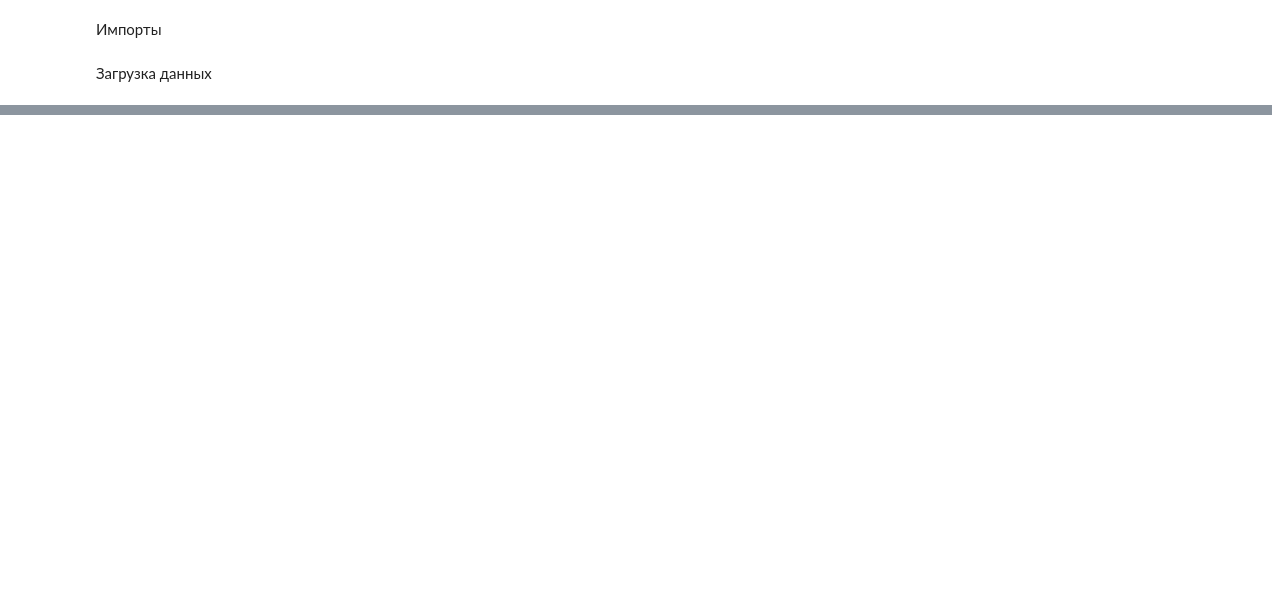
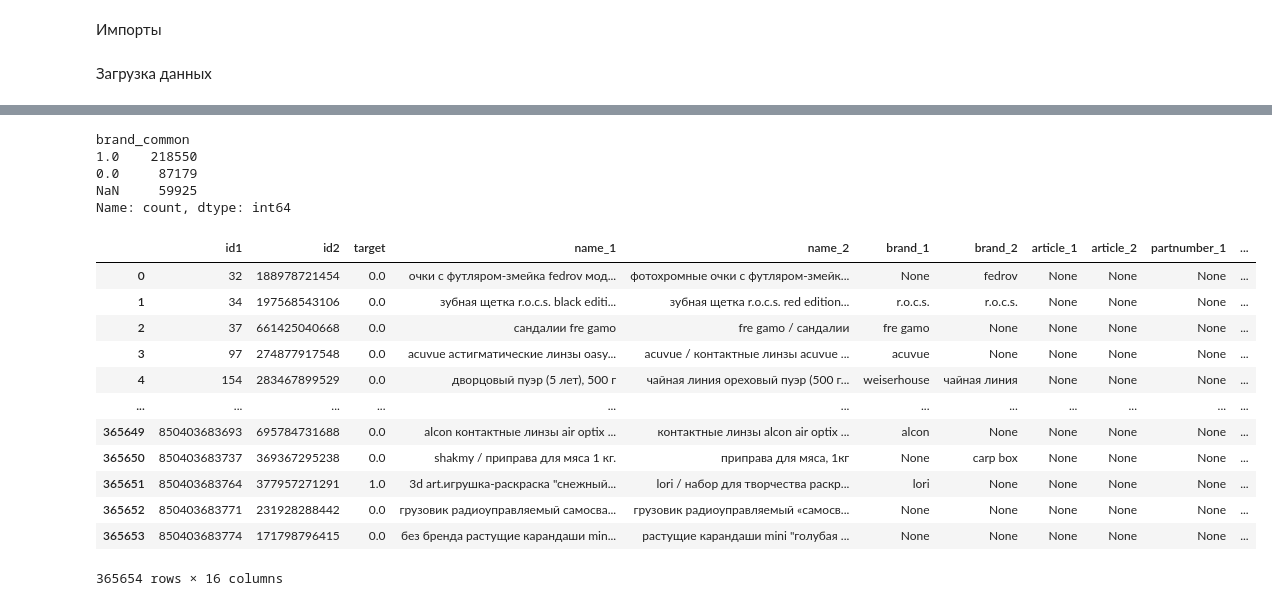
Before and after one commit to olesyaAbr5/product-matching, a Jupyter notebook: Attributes.ipynb, the cells around one changed output, grey strips where cells are left out. Cells and saved outputs as stored; diff of their text form; code cells hidden in the pictures; blank space fills up the shorter version.

```diff
--- a/Attributes.ipynb
+++ b/Attributes.ipynb
@@ -121,0 +182,67 @@ dtype: float64
+# %%
+pairs_brands = pairs.merge(sample[['id', 'brand_candidates']], how='left', left_on='id1', right_on='id')
+
+pairs_brands = pairs_brands.rename(
+    columns={'brand_candidates': 'brand_candidates_1'}
+)
+
+pairs_brands = pairs_brands.drop(columns='id')
+
+pairs_brands = pairs_brands.merge(sample[['id', 'brand_candidates']], how='left', left_on='id2', right_on='id')
+
+pairs_brands = pairs_brands.rename(
+    columns={'brand_candidates': 'brand_candidates_2'}
+)
+
+pairs_brands = pairs_brands.drop(columns='id')
+# %%
+def get_brand_options(brand, candidates):
+    if pd.notna(brand):
+        return [brand]
+    return candidates
+
+pairs_brands['brands_1'] = pairs_brands.apply(
+    lambda row: get_brand_options(row['brand_1'], row['brand_candidates_1']),
+    axis=1
+)
+
+pairs_brands['brands_2'] = pairs_brands.apply(
+    lambda row: get_brand_options(row['brand_2'], row['brand_candidates_2']),
+    axis=1
+)
+# %%
+def has_common_brand(brands_1, brands_2):
+    if not brands_1 or not brands_2:
+        return None
+    else:
+        common = set(brands_1) & set(brands_2)
+        return int(bool(common))
+
+pairs_brands['brand_common'] = pairs_brands.apply(
+    lambda row: has_common_brand(row['brands_1'], row['brands_2']),
+    axis=1
+)
+# %%
+pairs_brands['brand_common'].value_counts(dropna=False)
+# %% [output]
+brand_common
+1.0    218550
+0.0     87179
+NaN     59925
+Name: count, dtype: int64
+# %%
+pairs_brands
+# %% [output]
+|  | id1 | id2 | target | name_1 | name_2 | brand_1 | brand_2 | article_1 | article_2 | partnumber_1 | ... |
+| 0 | 32 | 188978721454 | 0.0 | очки с футляром-змейка fedrov мод... | фотохромные очки с футляром-змейк... | None | fedrov | None | None | None | ... |
+| 1 | 34 | 197568543106 | 0.0 | зубная щетка r.o.c.s. black editi... | зубная щетка r.o.c.s. red edition... | r.o.c.s. | r.o.c.s. | None | None | None | ... |
+| 2 | 37 | 661425040668 | 0.0 | сандалии fre gamo | fre gamo / сандалии | fre gamo | None | None | None | None | ... |
+| 3 | 97 | 274877917548 | 0.0 | acuvue астигматические линзы oasy... | acuvue / контактные линзы acuvue ... | acuvue | None | None | None | None | ... |
+| 4 | 154 | 283467899529 | 0.0 | дворцовый пуэр (5 лет), 500 г | чайная линия ореховый пуэр (500 г... | weiserhouse | чайная линия | None | None | None | ... |
+| ... | ... | ... | ... | ... | ... | ... | ... | ... | ... | ... | ... |
+| 365649 | 850403683693 | 695784731688 | 0.0 | alcon контактные линзы air optix ... | контактные линзы alcon air optix ... | alcon | None | None | None | None | ... |
+| 365650 | 850403683737 | 369367295238 | 0.0 | shakmy / приправа для мяса 1 кг. | приправа для мяса, 1кг | None | carp box | None | None | None | ... |
+| 365651 | 850403683764 | 377957271291 | 1.0 | 3d art.игрушка-раскраска "снежный... | lori / набор для творчества раскр... | lori | None | None | None | None | ... |
+| 365652 | 850403683771 | 231928288442 | 0.0 | грузовик радиоуправляемый самосва... | грузовик радиоуправляемый «самосв... | None | None | None | None | None | ... |
+| 365653 | 850403683774 | 171798796415 | 0.0 | без бренда растущие карандаши min... | растущие карандаши mini "голубая ... | None | None | None | None | None | ... |
+365654 rows × 16 columns
```
Also changed, not shown: parts of 16 cells of this notebook.
